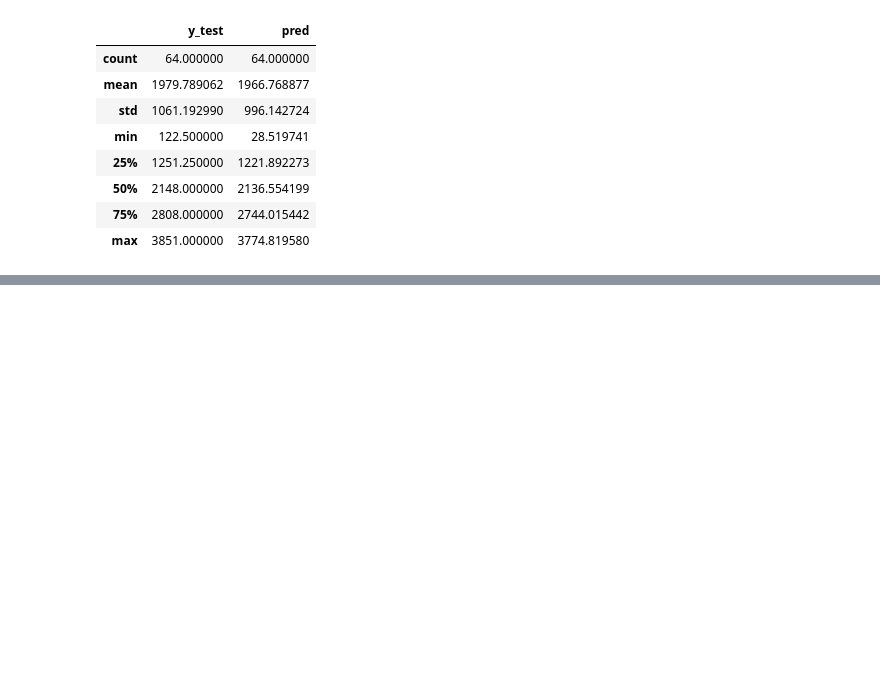
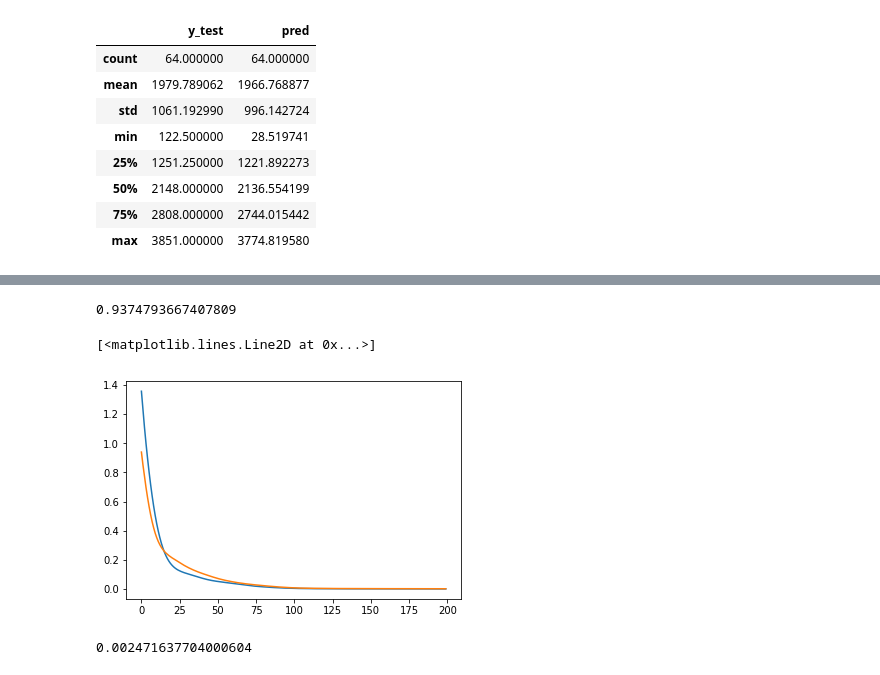
Before and after one commit to byambaa1982/NN_model, a Jupyter notebook: oil_pred.ipynb, the cells around one changed output, grey strips where cells are left out. Drawn from its saved outputs; the diff is of its cells as text; code cells hidden in the pictures; blank space fills up the shorter version.

Commit message:
calculated Bob

```diff
--- a/oil_pred.ipynb
+++ b/oil_pred.ipynb
@@ -176,0 +184,4 @@ df.describe()
+# %%
+# reshape no matter how many col it became 1
+y_train=y_train.values.reshape(-1,1)
+y_test=y_test.values.reshape(-1,1)
@@ -176,0 +210,35 @@ df.describe()
+# %%
+init = tf.global_variables_initializer()
+
+with tf.Session() as sess:
+    init.run()
+
+    for epoch in range(50):
+        sess.run(training_run, feed_dict={X: X_train, y: y_train})
+        train_loss = sess.run(loss, feed_dict={X: X_train, y: y_train})
+        test_loss = sess.run(loss, feed_dict={X: X_test, y: y_test})
+        print('epoch', epoch, 'train loss', train_loss, 'test loss', test_loss)
+# %%
+init = tf.global_variables_initializer()
+
+train_errs = []
+test_errs = []
+with tf.Session() as sess:
+    init.run()
+
+    for epoch in range(200):
+        # training is here
+        sess.run(training_run, feed_dict={X: X_train, y: y_train})
+
+        # Calculate train loss
+        train_loss = sess.run(loss, feed_dict={X: X_train, y: y_train})
+        train_errs.append(train_loss)
+
+        # Calculate test loss
+        test_loss = sess.run(loss, feed_dict={X: X_test, y: y_test})
+        test_errs.append(test_loss)
+
+        # Print losses
+        if epoch %10==0:
+            print('epoch', epoch, 'train loss', train_loss, 'test loss', test_loss)
+    pred = sess.run(output, feed_dict={X: X_test})
@@ -176,0 +266,16 @@ df.describe()
+# %%
+# Evaluate r^2
+metrics.r2_score(y_test, pred)
+# %% [output]
+0.9374793667407809
+# %%
+# Plot the learning curves
+plt.plot(train_errs, label='Train loss')
+plt.plot(test_errs, label="Test loss")
+# %% [output]
+[<matplotlib.lines.Line2D at 0x...>]
+[figure, added]
+# %%
+mean_squared_error(y_test, pred)
+# %% [output]
+0.002471637704000604
```
Also changed, not shown: parts of 9 cells of this notebook.
